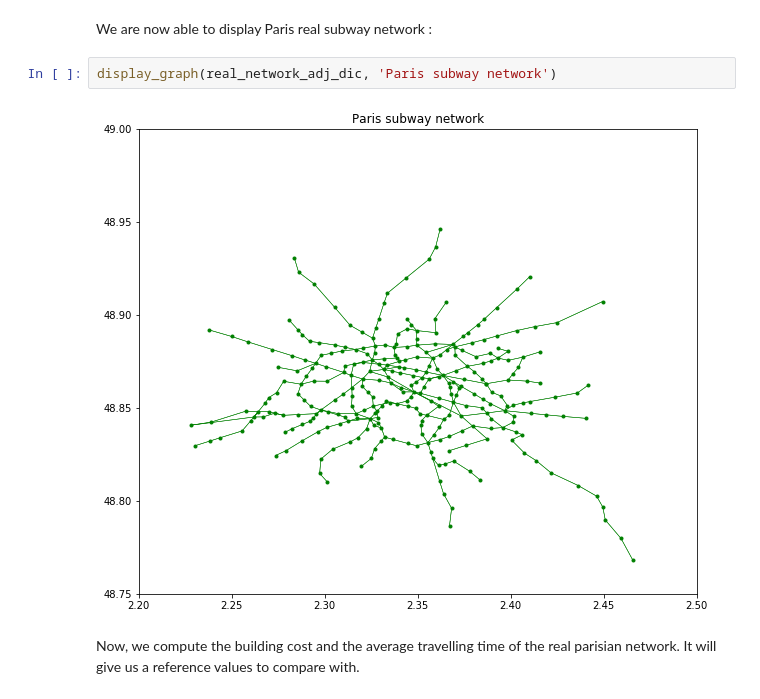
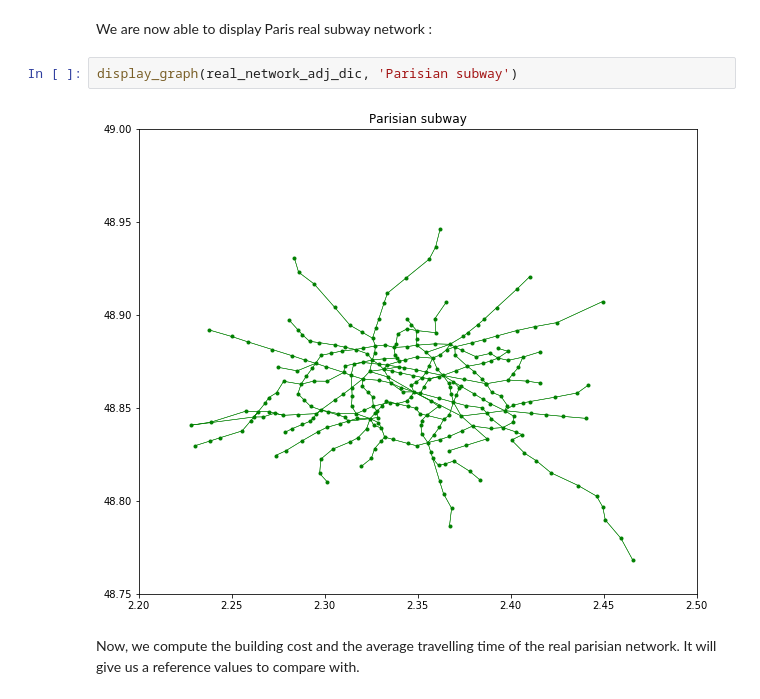
Before and after one commit to RubenBSB/transport-network, a Jupyter notebook: main.ipynb, the cells around one changed output. Saved outputs shown, nothing was run; the diff lists cells and outputs as text.

```diff
--- a/main.ipynb
+++ b/main.ipynb
@@ -100,9 +100,9 @@ dict(list(real_network_adj_dic.items())[0:10])
 # %% [markdown]
 We are now able to display Paris real subway network :
 # %%
-display_graph(real_network_adj_dic, 'Paris subway network')
+display_graph(real_network_adj_dic, 'Parisian subway')
 # %% [output]
-[figure, old version]
+[figure, new version]
 # %% [markdown]
 Now, we compute the building cost and the average travelling time of the real parisian network. It will give us a reference values to compare with.
 # %%
```
Also changed, not shown: parts of 17 cells of this notebook.
